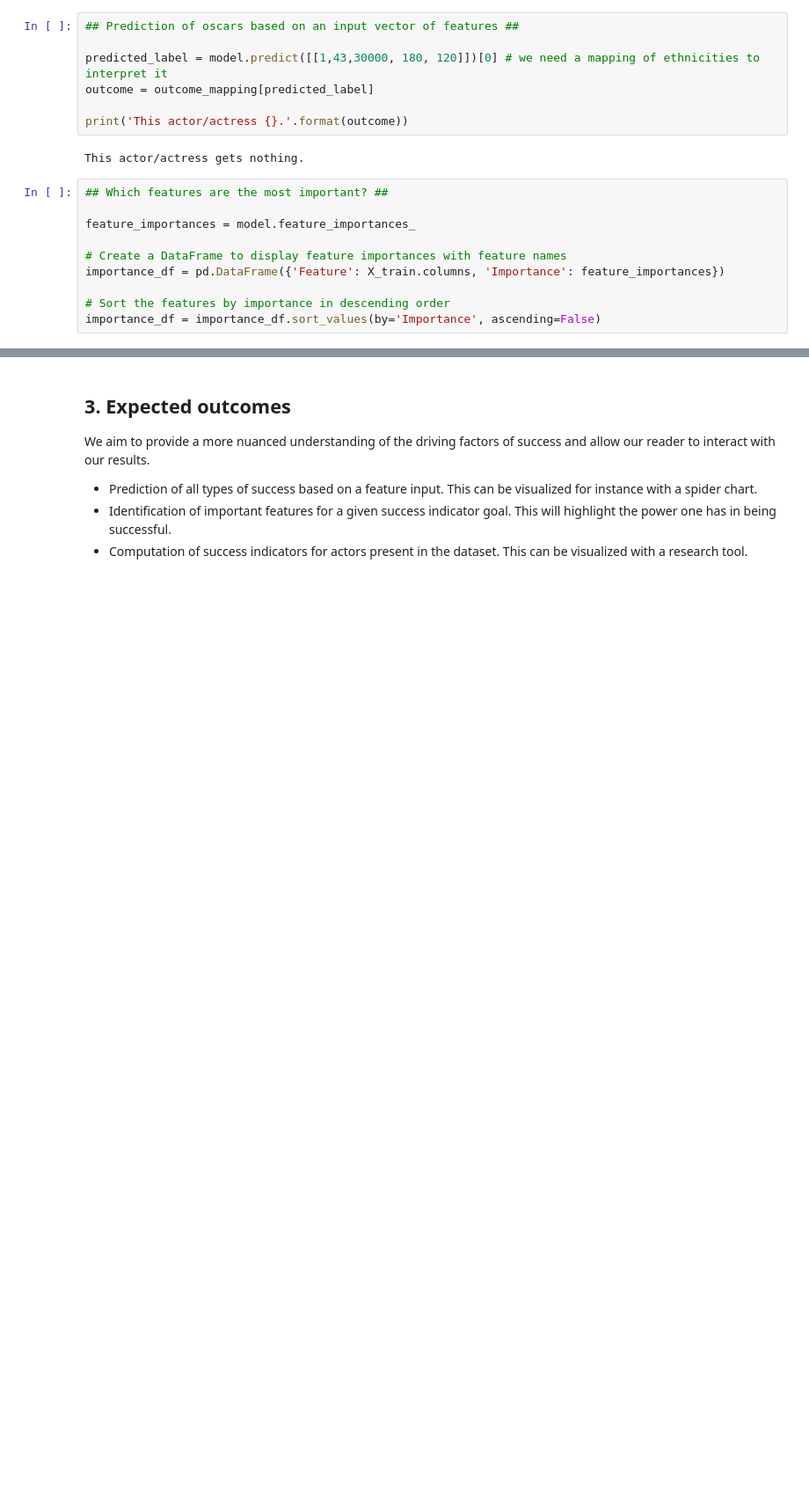
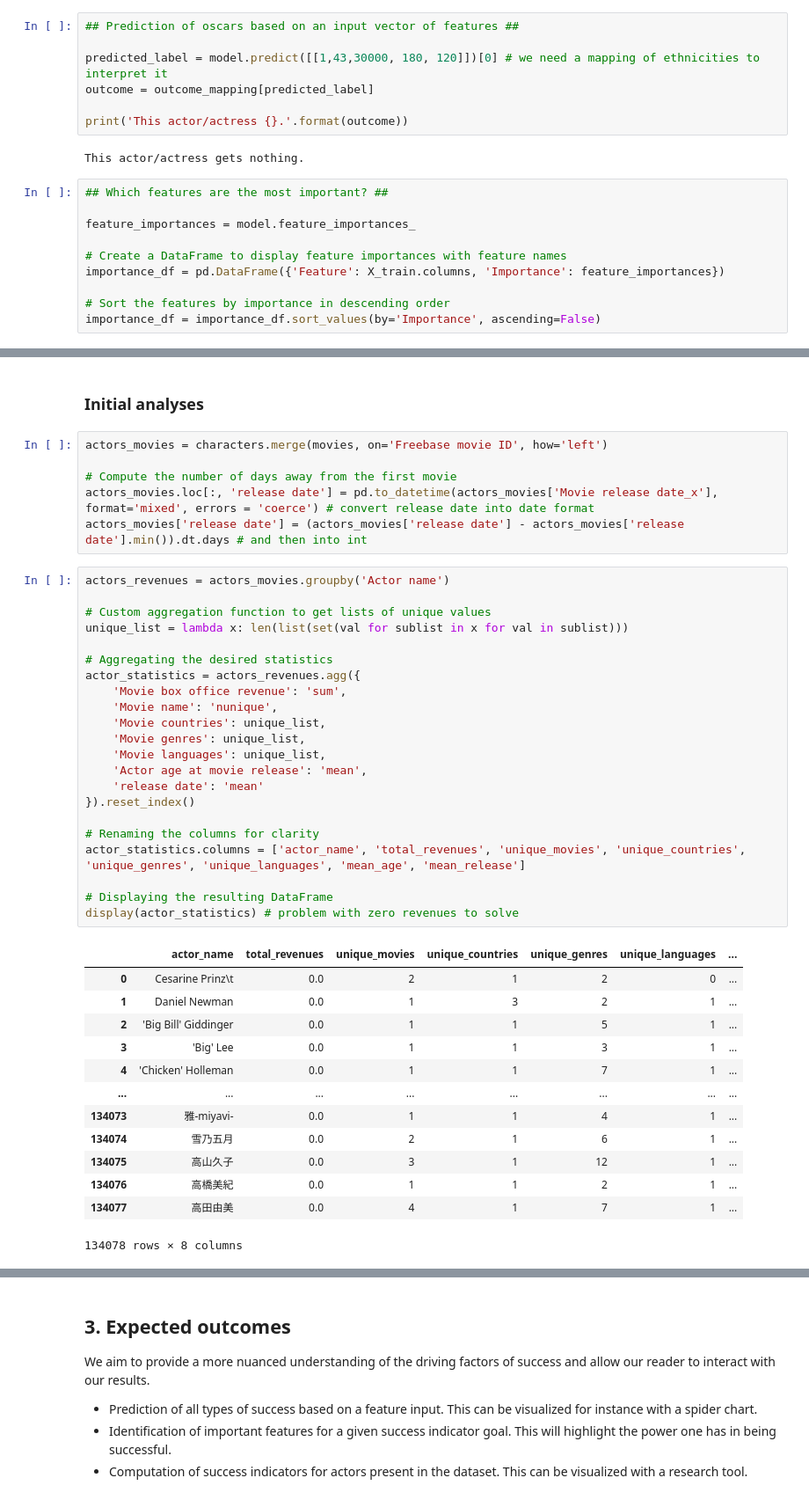
Before and after one commit to epfl-ada/ada-2023-project-datacuisiniers, a Jupyter notebook: p2_Anaelle.ipynb, the cells around one changed output, grey strips where cells are left out. Shown at 88% size. Drawn from its saved outputs; the diff is of its cells as text; blank space fills up the shorter version.

Commit message:
Addition of revenues analysis

```diff
--- a/p2_Anaelle.ipynb
+++ b/p2_Anaelle.ipynb
@@ -558,0 +569,44 @@ plt.show()
+# %% [markdown]
+### Initial analyses
+# %%
+actors_movies = characters.merge(movies, on='Freebase movie ID', how='left')
+
+# Compute the number of days away from the first movie
+actors_movies.loc[:, 'release date'] = pd.to_datetime(actors_movies['Movie release date_x'], format='mixed', errors = 'coerce') # convert release date into date format
+actors_movies['release date'] = (actors_movies['release date'] - actors_movies['release date'].min()).dt.days # and then into int
+# %%
+actors_revenues = actors_movies.groupby('Actor name')
+
+# Custom aggregation function to get lists of unique values
+unique_list = lambda x: len(list(set(val for sublist in x for val in sublist)))
+
+# Aggregating the desired statistics
+actor_statistics = actors_revenues.agg({
+    'Movie box office revenue': 'sum',
+    'Movie name': 'nunique',
+    'Movie countries': unique_list,
+    'Movie genres': unique_list,
+    'Movie languages': unique_list,
+    'Actor age at movie release': 'mean',
+    'release date': 'mean'
+}).reset_index()
+
+# Renaming the columns for clarity
+actor_statistics.columns = ['actor_name', 'total_revenues', 'unique_movies', 'unique_countries', 'unique_genres', 'unique_languages', 'mean_age', 'mean_release']
+
+# Displaying the resulting DataFrame
+display(actor_statistics) # problem with zero revenues to solve
+# %% [output]
+|  | actor_name | total_revenues | unique_movies | unique_countries | unique_genres | unique_languages | ... |
+| 0 | Cesarine Prinz\t | 0.0 | 2 | 1 | 2 | 0 | ... |
+| 1 | Daniel Newman | 0.0 | 1 | 3 | 2 | 1 | ... |
+| 2 | 'Big Bill' Giddinger | 0.0 | 1 | 1 | 5 | 1 | ... |
+| 3 | 'Big' Lee | 0.0 | 1 | 1 | 3 | 1 | ... |
+| 4 | 'Chicken' Holleman | 0.0 | 1 | 1 | 7 | 1 | ... |
+| ... | ... | ... | ... | ... | ... | ... | ... |
+| 134073 | 雅-miyavi- | 0.0 | 1 | 1 | 4 | 1 | ... |
+| 134074 | 雪乃五月 | 0.0 | 2 | 1 | 6 | 1 | ... |
+| 134075 | 高山久子 | 0.0 | 3 | 1 | 12 | 1 | ... |
+| 134076 | 高橋美紀 | 0.0 | 1 | 1 | 2 | 1 | ... |
+| 134077 | 高田由美 | 0.0 | 4 | 1 | 7 | 1 | ... |
+134078 rows × 8 columns
```
Also changed, not shown: parts of 9 cells of this notebook.
